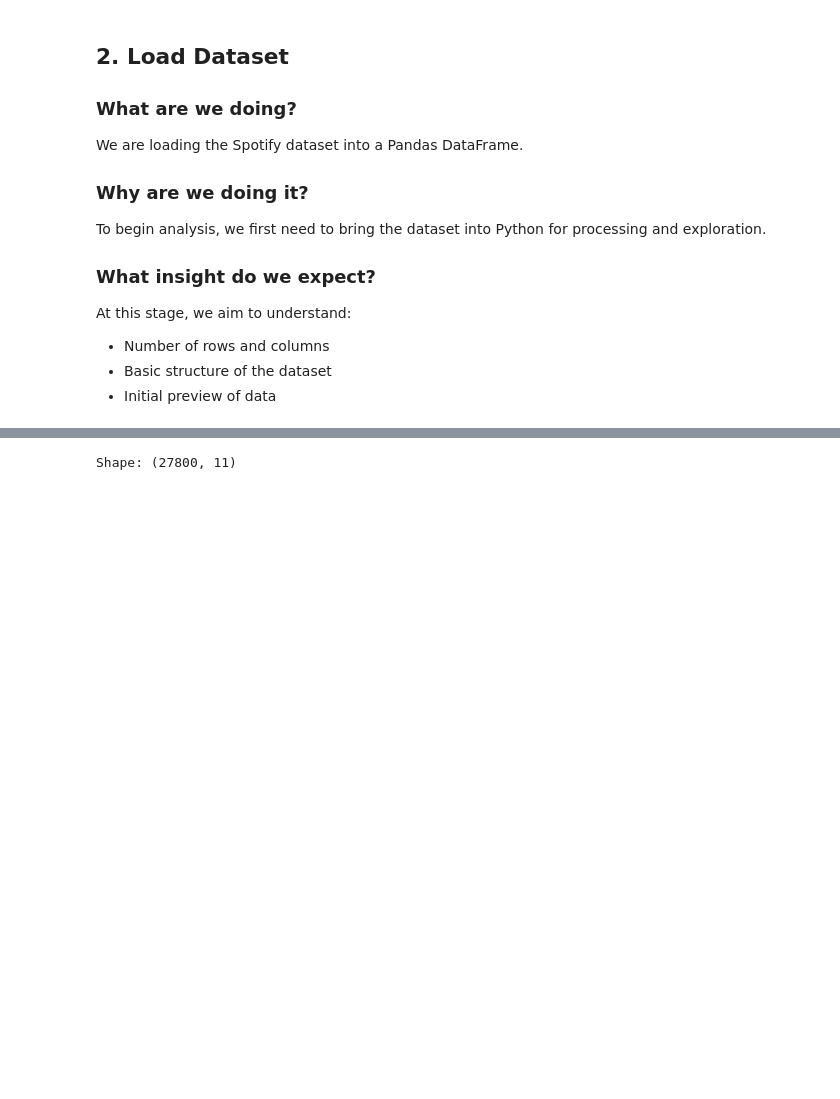
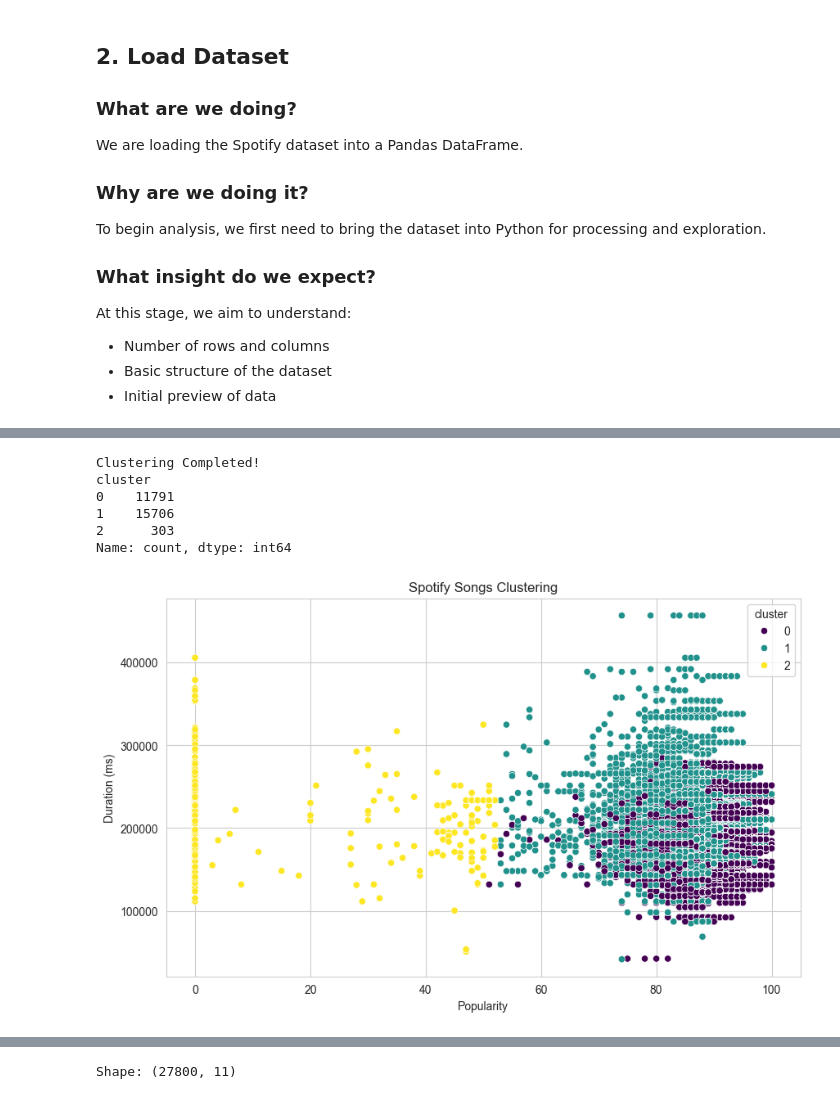
Before and after one commit to ganeshjadhav845904/spotify-music-analytics, a Jupyter notebook: notebooks/Spotify Music Analytics EDA.ipynb, the cells around one changed output, grey strips where cells are left out. Drawn from its saved outputs; the diff is of its cells as text; code cells hidden in the pictures; blank space fills up the shorter version.

```diff
--- a/notebooks/Spotify Music Analytics EDA.ipynb
+++ b/notebooks/Spotify Music Analytics EDA.ipynb
@@ -50,3 +50,13 @@ df.head()
 | 2 | 2023-05-18 | 3 | La Bebe - Remix | Yng Lvcas & Peso Pluma | 99 | 234352 | single | 2 | 2023-03-17 | ... |
 | 3 | 2023-05-18 | 4 | Cupid - Twin Ver. | FIFTY FIFTY | 97 | 174253 | single | 3 | 2023-02-24 | ... |
 | 4 | 2023-05-18 | 5 | Flowers | Miley Cyrus | 91 | 200600 | album | 13 | 2023-03-10 | ... |
+# %%
+import numpy as np
+import pandas as pd
+import matplotlib.pyplot as plt
+import seaborn as sns
+
+from sklearn.preprocessing import StandardScaler
+from sklearn.cluster import KMeans
+
+sns.set_style("whitegrid")
@@ -52,0 +119,5 @@ df.head()
+# %%
+df['date'] = pd.to_datetime(df['date'])
+df['release_date'] = pd.to_datetime(df['release_date'], errors='coerce')
+
+print(df[['date', 'release_date']].dtypes)
@@ -52,0 +212,36 @@ df.head()
+# %%
+features = df[['popularity', 'duration_ms', 'total_tracks']]
+
+scaler = StandardScaler()
+scaled_data = scaler.fit_transform(features)
+
+kmeans = KMeans(n_clusters=3, random_state=42, n_init=10)
+
+df['cluster'] = kmeans.fit_predict(scaled_data)
+
+print("Clustering Completed!")
+print(df['cluster'].value_counts().sort_index())
+# %% [output]
+Clustering Completed!
+cluster
+0    11791
+1    15706
+2      303
+Name: count, dtype: int64
+# %%
+plt.figure(figsize=(10, 6))
+
+sns.scatterplot(
+    data=df,
+    x='popularity',
+    y='duration_ms',
+    hue='cluster',
+    palette='viridis'
+)
+
+plt.title("Spotify Songs Clustering")
+plt.xlabel("Popularity")
+plt.ylabel("Duration (ms)")
+plt.show()
+# %% [output]
+[figure, added]
```
Also changed, not shown: parts of 16 cells of this notebook, 3 other files.
